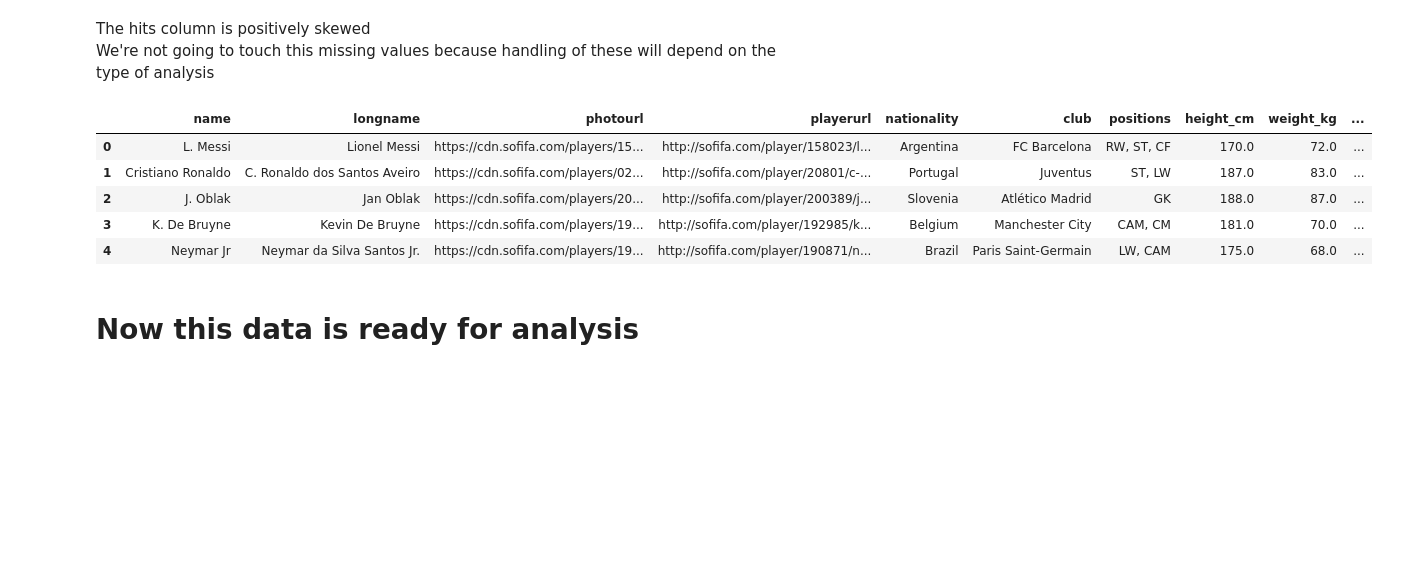
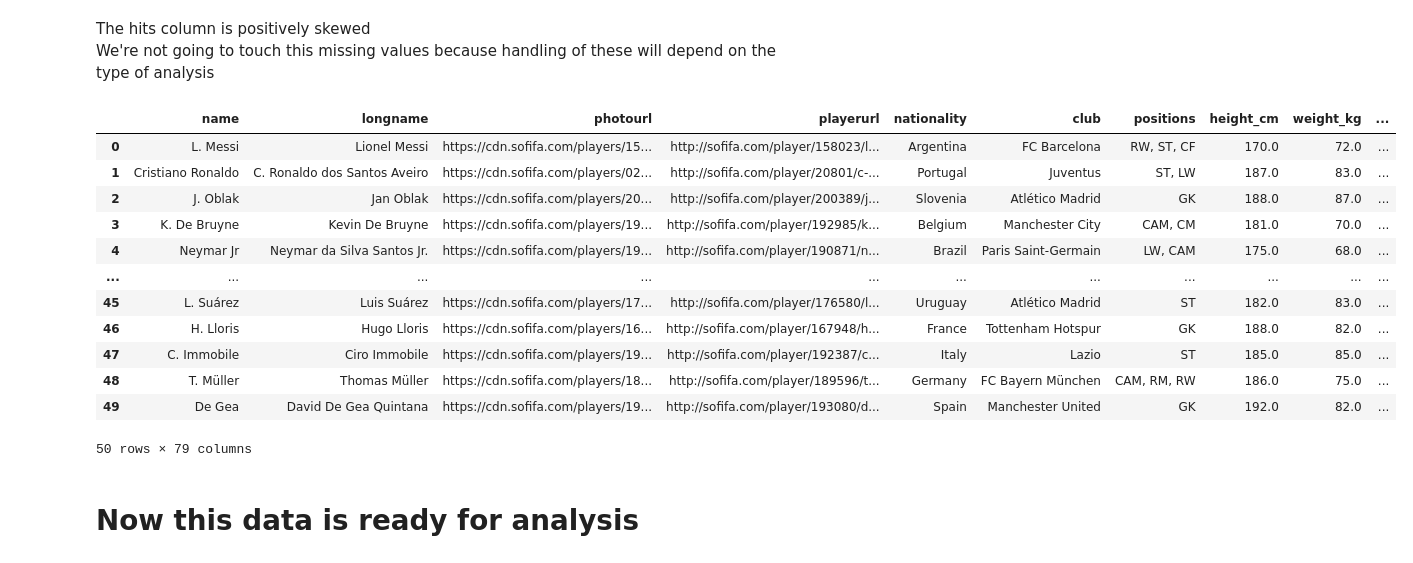
Before and after one commit to samillano-jk/Data_analysis_Projects_scripsts_notebooks, a Jupyter notebook: fifa-data-cleaning.ipynb, the cells around one changed output. Cells and saved outputs as stored; diff of their text form; code cells hidden in the pictures; blank space fills up the shorter version.

Commit message:
Kaggle Notebook | Fifa_data_cleaning | Version 27

```diff
--- a/fifa-data-cleaning.ipynb
+++ b/fifa-data-cleaning.ipynb
@@ -168,6 +178,15 @@ array(['2004 ~ 2021', '2018 ~ 2022', '2014 ~ 2023', '2015 ~ 2023',
        '2004 ~ 2020', '2009 ~ 2025', 'Aug 1, 2021 On Loan'], dtype=object)
 # %%
 def contract_split(value):
+    """
+    Splits a contract value into its components: start date, end date, and contract type.
+
+    Args:
+        value (str): The input contract value.
+
+    Returns:
+        str: A semicolon-separated string containing start date, end date, and contract type.
+    """
     start, end, c_type = "","",""
     if "~" in value:
         start, end = value.split(" ~ ")
@@ -783,14 +796,21 @@ print(fifa_v2["hits"].mean())
 The hits column is positively skewed <br>
 We're not going to touch this missing values because handling of these will depend on the type of analysis
 # %%
-fifa_v2.head()
+fifa_v2.head(50)
 # %% [output]
 |  | name | longname | photourl | playerurl | nationality | club | positions | height_cm | weight_kg | ... |
 | 0 | L. Messi | Lionel Messi | https://cdn.sofifa.com/players/15... | http://sofifa.com/player/158023/l... | Argentina | FC Barcelona | RW, ST, CF | 170.0 | 72.0 | ... |
 | 1 | Cristiano Ronaldo | C. Ronaldo dos Santos Aveiro | https://cdn.sofifa.com/players/02... | http://sofifa.com/player/20801/c-... | Portugal | Juventus | ST, LW | 187.0 | 83.0 | ... |
 | 2 | J. Oblak | Jan Oblak | https://cdn.sofifa.com/players/20... | http://sofifa.com/player/200389/j... | Slovenia | Atlético Madrid | GK | 188.0 | 87.0 | ... |
 | 3 | K. De Bruyne | Kevin De Bruyne | https://cdn.sofifa.com/players/19... | http://sofifa.com/player/192985/k... | Belgium | Manchester City | CAM, CM | 181.0 | 70.0 | ... |
 | 4 | Neymar Jr | Neymar da Silva Santos Jr. | https://cdn.sofifa.com/players/19... | http://sofifa.com/player/190871/n... | Brazil | Paris Saint-Germain | LW, CAM | 175.0 | 68.0 | ... |
+| ... | ... | ... | ... | ... | ... | ... | ... | ... | ... | ... |
+| 45 | L. Suárez | Luis Suárez | https://cdn.sofifa.com/players/17... | http://sofifa.com/player/176580/l... | Uruguay | Atlético Madrid | ST | 182.0 | 83.0 | ... |
+| 46 | H. Lloris | Hugo Lloris | https://cdn.sofifa.com/players/16... | http://sofifa.com/player/167948/h... | France | Tottenham Hotspur | GK | 188.0 | 82.0 | ... |
+| 47 | C. Immobile | Ciro Immobile | https://cdn.sofifa.com/players/19... | http://sofifa.com/player/192387/c... | Italy | Lazio | ST | 185.0 | 85.0 | ... |
+| 48 | T. Müller | Thomas Müller | https://cdn.sofifa.com/players/18... | http://sofifa.com/player/189596/t... | Germany | FC Bayern München | CAM, RM, RW | 186.0 | 75.0 | ... |
+| 49 | De Gea | David De Gea Quintana | https://cdn.sofifa.com/players/19... | http://sofifa.com/player/193080/d... | Spain | Manchester United | GK | 192.0 | 82.0 | ... |
+50 rows × 79 columns
 # %%
 # Saving the dataframe to a csv file
 fifa_v2.to_csv("fifa_v2.csv", index=False)
```
Also changed, not shown: parts of 8 cells of this notebook.
